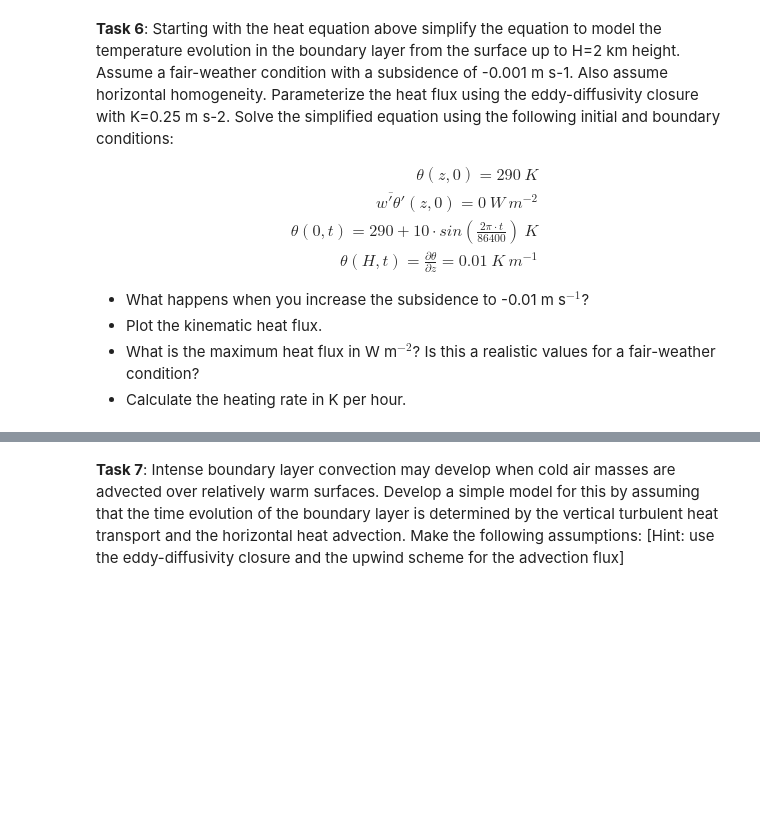
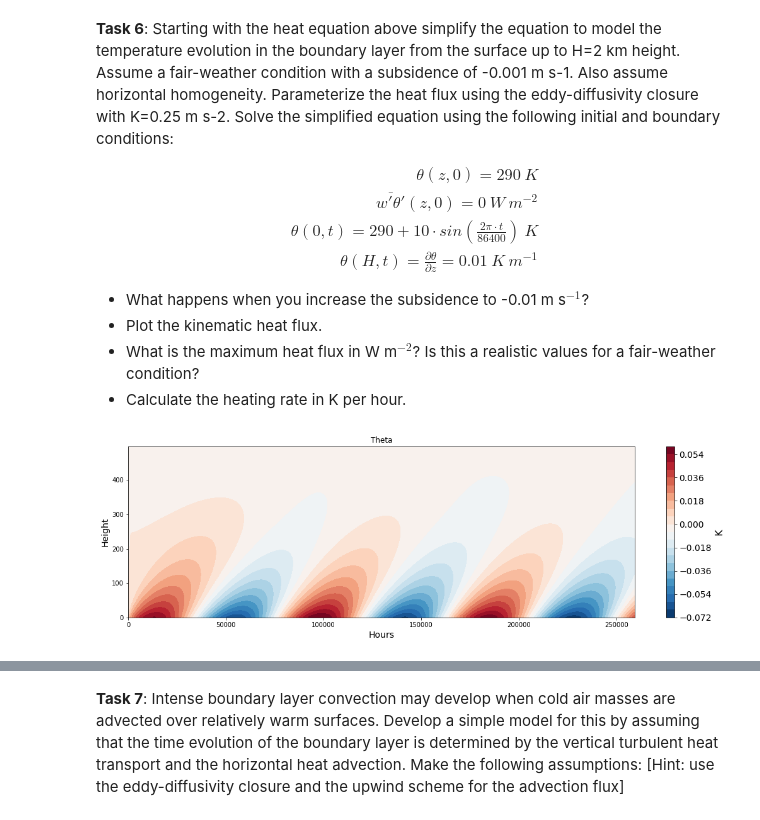
Before and after one commit to sauterto/climate_modelling, a Jupyter notebook: _build/jupyter_execute/docs/nb_advection.ipynb, the cells around one changed output, grey strips where cells are left out. Drawn from its saved outputs; the diff is of its cells as text; code cells hidden in the pictures; blank space fills up the shorter version.

```diff
--- a/_build/jupyter_execute/docs/nb_advection.ipynb
+++ b/_build/jupyter_execute/docs/nb_advection.ipynb
@@ -200,10 +226,12 @@ def boundary_layer(w, K, integration, dt, Nz, H):
 
     # Initial temperature field
     # CHANGE LINES HERE
-    theta = XXXXXX
-    cov = XXXXXX
-    theta_all = XXXXXX
-    cov_all = XXXXXX
+    theta = 290 * np.ones(Nz)
+    cov = np.zeros(Nz)
+    adv = np.zeros(Nz)
+    theta_all = np.zeros((Nz, int(integration/dt)))
+    cov_all = np.zeros((Nz, int(integration/dt)))
+    adv_all = np.zeros((Nz, int(integration/dt)))
 
     # Dimensionless parameters
     d = (K*dt)/(dz**2)
@@ -212,31 +240,35 @@ def boundary_layer(w, K, integration, dt, Nz, H):
     # Init time counter
     t = 0
 
-    for idx in range(XXXXXX):
+    for idx in range(int(integration/dt)):
 
         # Set BC top
         # CHANGE LINES HERE
-        theta[Nz-1] = theta[Nz-2] + XXXXXX
+        theta[Nz-1] = theta[Nz-2] + 0.01*dz
 
         # Set BC surface
         # CHANGE LINES HERE
-        theta[0] = XXXXXX
+        theta[0] = 290 + 10.0 * np.sin((2*math.pi*t)/86400)
 
         # Update flux
         # CHANGE LINES HERE
-        theta[k] = XXXXXX
+        theta[k] = (1-2*d)*theta[k] + (d-(c/2))*theta[kr] + (d+(c/2))*theta[kl]
         theta_all[:,idx] = theta[:]
+        adv[k] = -w * (theta[kr]-theta[kl])/(2*dz)
+        adv_all[:,idx] = adv[:]
 
         # Calculate and store the covariance
         # CHANGE LINES HERE
-        cov[k] = XXXXXX
+        cov[k] = - K * (theta[kr]-theta[kl])/(2*dz)
         cov[0] = cov[1]
         cov_all[:,idx] = cov[:]
 
         # Increase time step
         t = t + dt
 
-    return(theta_all, cov_all, np.arange(0, integration, dt), np.arange(0, Nz*dz, dz), K, c, d)
+    return(adv_all, theta_all, cov_all, np.arange(0, integration, dt), np.arange(0, Nz*dz, dz), K, c, d)
+
+phi, dx, u, K, c, d = advection_diffusion(u=1.0, K=0.1, integration=0.05, dt=0.0028, Nx=40)
 # %%
 def make_plot(data, x, z, levels, title, unit, xlab, zlab, cmap='RdBu_r'):
     """ Useful function for plotting 2D-fields as contour plot"""
@@ -260,18 +292,20 @@ def make_plot(data, x, z, levels, title, unit, xlab, zlab, cmap='RdBu_r'):
 # %%
 Nz = 200
 H = 500
 integration = 86400*3
 dt = 1
 
 # Run the boundary layer model
-phi1, cov, x, z, K, c, d = boundary_layer(w=-0.001, K=0.5, integration=integration, dt=dt, Nz=Nz, H=H)
+adv, phi1, cov, x, z, K, c, d = boundary_layer(w=-0.001, K=0.5, integration=integration, dt=dt, Nz=Nz, H=H)
 
 # Create 2D mesh grid
-ax = make_plot(phi1, x=x, z=z, levels=21, title='Theta', unit='K', xlab='Hours', zlab='Height', cmap='RdBu_r')
+ax = make_plot(adv+cov, x=x, z=z, levels=21, title='Theta', unit='K', xlab='Hours', zlab='Height', cmap='RdBu_r')
 
 # Correct the ticks
-ax.set_xticks(x[x%(3600*6)==0]);
-ax.set_xticklabels(list(map(str,(x[x%(3600*6)==0]/3600))), size=10, weight='normal');
+#ax.set_xticks(x[x%(3600*6)==0]);
+#ax.set_xticklabels(list(map(str,(x[x%(3600*6)==0]/3600))), size=10, weight='normal');
+# %% [output]
+[figure, added]
 # %%
 # Plot the heat fluxes
 
```
Also changed, not shown: parts of 13 cells of this notebook, 41 other files.
